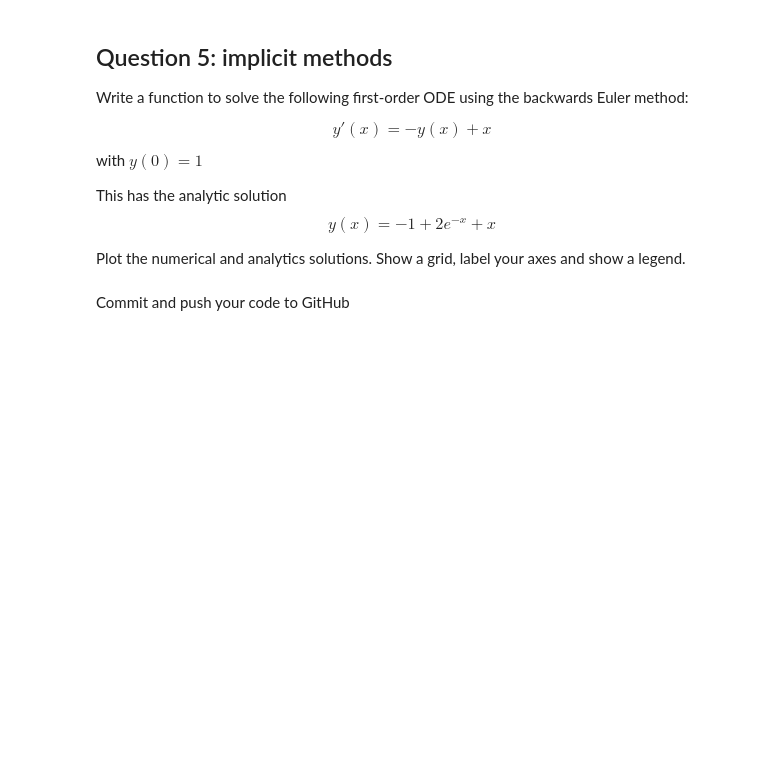
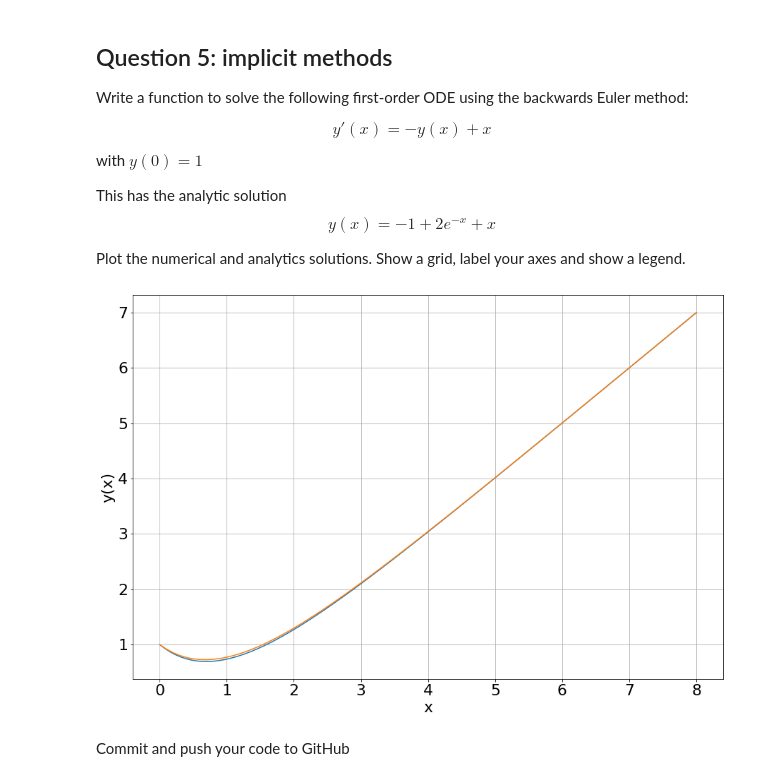
Before and after one commit to darraghburke1/ACM20030-Assignments, a Jupyter notebook: Assignment-3.ipynb, the cells around one changed output. Cells and saved outputs as stored; diff of their text form; code cells hidden in the pictures; blank space fills up the shorter version.

```diff
--- a/Assignment-3.ipynb
+++ b/Assignment-3.ipynb
@@ -331,6 +333,36 @@ $$
 $$
 
 Plot the numerical and analytics solutions. Show a grid, label your axes and show a legend.
+# %%
+def BE(dx, x0, y0, imax , plotSteps = False):
+    xi = x0
+    yi = y0
+    s = np.zeros((imax + 1, 2))
+    s[0,0] = x0
+    s[0,1] = y0
+    i = 0
+    while (i < imax):
+        yi = (yi + dx*(xi+dx))/(1+dx)
+        xi += dx
+        i += 1
+        s[i,0] = xi
+        s[i,1] = yi
+    return s
+
+BEA = BE(0.1, 0, 1, 80)
+x3 = np.linspace(0,8,100)
+def y(x):
+    return -1 + 2*np.exp(-x)+x
+
+plt.plot(x3,y(x3))
+plt.plot(BEA[:,0], BEA[:,1])
+plt.grid(True)
+plt.xlabel('x')
+plt.ylabel('y(x)')
+plt.legend(["Analytic Solution", "Backwards Euler Met"])
+plt.show()
+# %% [output]
+[figure, added]
 # %% [markdown]
 Commit and push your code to GitHub
 # %% [markdown]
```
Also changed, not shown: parts of 1 cell of this notebook.
